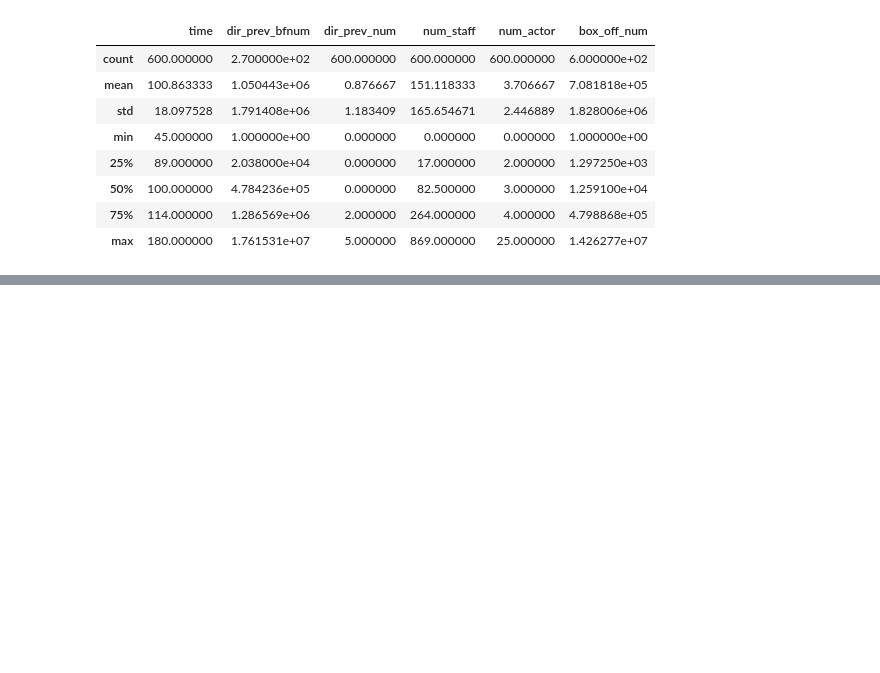
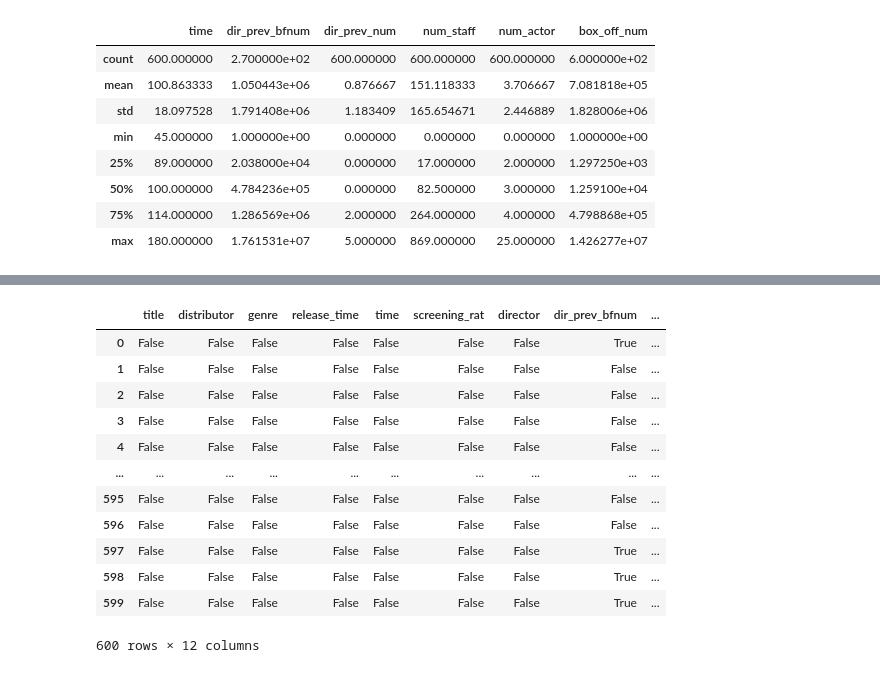
Before and after one commit to prgmr99/machine_learning-sklearn, a Jupyter notebook: Untitled0.ipynb, the cells around one changed output, grey strips where cells are left out. Saved outputs shown, nothing was run; the diff lists cells and outputs as text; code cells hidden in the pictures; blank space fills up the shorter version.

```diff
--- a/Untitled0.ipynb
+++ b/Untitled0.ipynb
@@ -184,3 +184,5 @@ train.describe()
 | 50% | 100.000000 | 4.784236e+05 | 0.000000 | 82.500000 | 3.000000 | 1.259100e+04 |
 | 75% | 114.000000 | 1.286569e+06 | 2.000000 | 264.000000 | 4.000000 | 4.798868e+05 |
 | max | 180.000000 | 1.761531e+07 | 5.000000 | 869.000000 | 25.000000 | 1.426277e+07 |
+# %%
+pd.options.display.float_format='{:.1f}'.format
@@ -186,0 +221,2 @@ train.describe()
+# %%
+pd.reset_option('display.float_format')
@@ -186,0 +249,16 @@ train.describe()
+# %%
+train.isna()
+# %% [output]
+|  | title | distributor | genre | release_time | time | screening_rat | director | dir_prev_bfnum | ... |
+| 0 | False | False | False | False | False | False | False | True | ... |
+| 1 | False | False | False | False | False | False | False | False | ... |
+| 2 | False | False | False | False | False | False | False | False | ... |
+| 3 | False | False | False | False | False | False | False | False | ... |
+| 4 | False | False | False | False | False | False | False | False | ... |
+| ... | ... | ... | ... | ... | ... | ... | ... | ... | ... |
+| 595 | False | False | False | False | False | False | False | False | ... |
+| 596 | False | False | False | False | False | False | False | False | ... |
+| 597 | False | False | False | False | False | False | False | True | ... |
+| 598 | False | False | False | False | False | False | False | True | ... |
+| 599 | False | False | False | False | False | False | False | True | ... |
+600 rows × 12 columns
```
Also changed, not shown: parts of 33 cells of this notebook.
